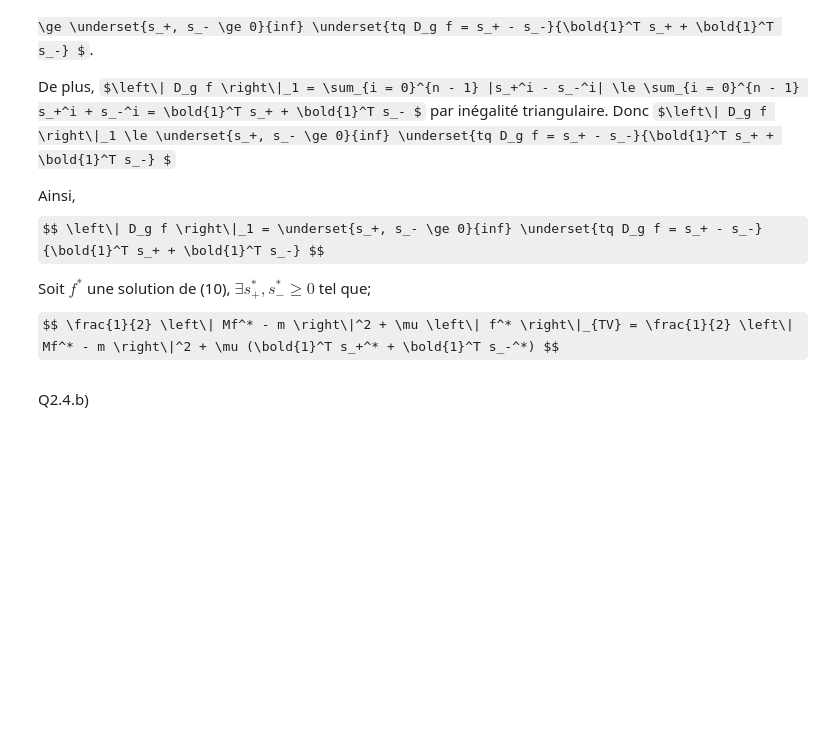
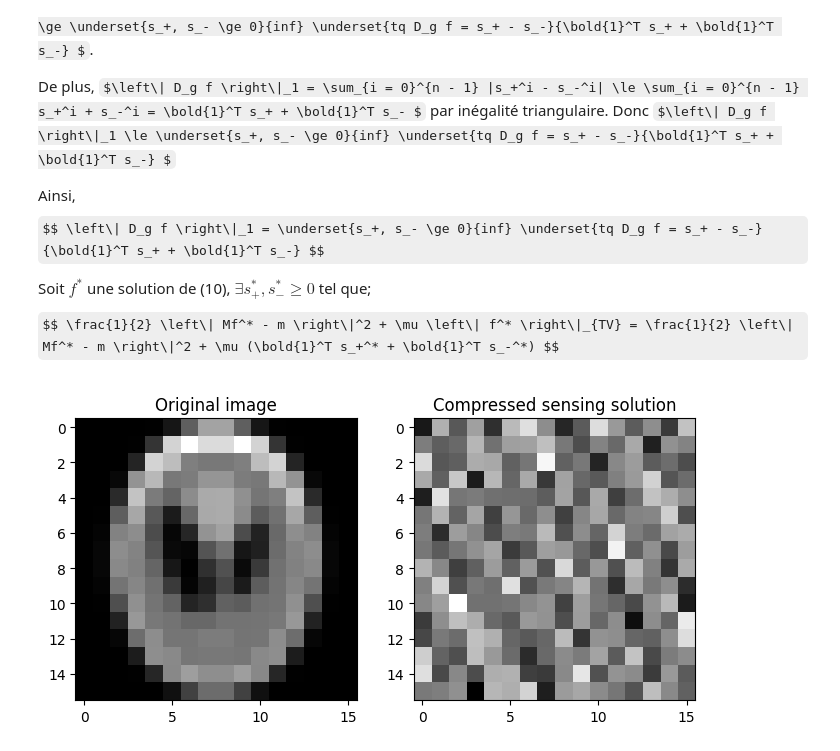
Before and after one commit to VDeumier/Projet_UE11, a Jupyter notebook: projet-opti-ts/X-Ray Tomography.ipynb, the cells around one changed output. Saved outputs shown, nothing was run; the diff lists cells and outputs as text; code cells hidden in the pictures; some formulas as TeX source; blank space fills up the shorter version.

```diff
--- a/projet-opti-ts/X-Ray Tomography.ipynb
+++ b/projet-opti-ts/X-Ray Tomography.ipynb
@@ -376,6 +376,59 @@ $$ \left\| D_g f \right\|_1 = \underset{s_+, s_- \ge 0}{inf} \underset{tq D_g f
 Soit $f^*$ une solution de (10), $\exists s_+^*, s_-^* \ge 0$ tel que;
 
 $$ \frac{1}{2} \left\| Mf^* - m \right\|^2 + \mu \left\| f^* \right\|_{TV} = \frac{1}{2} \left\| Mf^* - m \right\|^2 + \mu (\bold{1}^T s_+^* + \bold{1}^T s_-^*) $$
-# %% [markdown]
-Q2.4.b)
+# %%
+# Question 3.2.3.b)
+
+from scipy.optimize import minimize
+N = 16
+
+# Implémentation de Dg
+
+Dgh_1 = np.block([np.zeros((N*(N-1), N)), np.identity(N*(N-1))])
+Dgh_2 = np.block([np.identity(N*(N-1)), np.zeros((N*(N-1), N))])
+Dgh = Dgh_1 - Dgh_2
+
+Delta = np.block([np.zeros(N-1).reshape(N-1, 1), np.identity(N-1)]) - np.block([np.identity(N-1), np.zeros(N-1).reshape(N-1, 1)])
+Dgv = np.kron(np.eye(N,dtype=int), Delta)
+
+Dg = np.block([[Dgh], [Dgv]])
+
+# Fonction
+
+def fun_compressed_sensing(x, mu):
+
+    f = x[0:N*N]
+    s_p = x[N*N:N*N + 2*N*(N-1)]
+    s_m = x[N*N + 2*N*(N-1):]
+
+    return 0.5*np.linalg.norm(np.dot(M, f) - m)**2 + mu*np.sum(s_p) + mu*np.sum(s_m)
+
+def condition_1(x):
+
+    f = x[0:N*N]
+    s_p = x[N*N:N*N + 2*N*(N-1)]
+    s_m = x[N*N + 2*N*(N-1):]
+
+    return np.dot(Dg, f) - (s_p - s_m)
+
+def condition_2(x):
+    return x[N*N:]
+
+cons = [{'type':'eq', 'fun': condition_1},
+        {'type':'ineq', 'fun': condition_2}]
+
+x0 = np.zeros(4*N*(N-1) + N*N)
+
+res = minimize(fun_compressed_sensing, x0, args=(10**-6), constraints=cons)
+f_sol = res.x[0:N*N].reshape(N, N)
+
+fig, (ax1, ax2) = plt.subplots(1, 2, figsize=(8, 4))
+ax1.imshow(image_16, cmap='gray')
+ax1.set_title('Original image')
+ax2.imshow(f_sol, cmap='gray')
+ax2.set_title('Compressed sensing solution')
+
+plt.show()
+# %% [output]
+[figure, added]
 # %%
```
Also changed, not shown: parts of 3 cells of this notebook.
